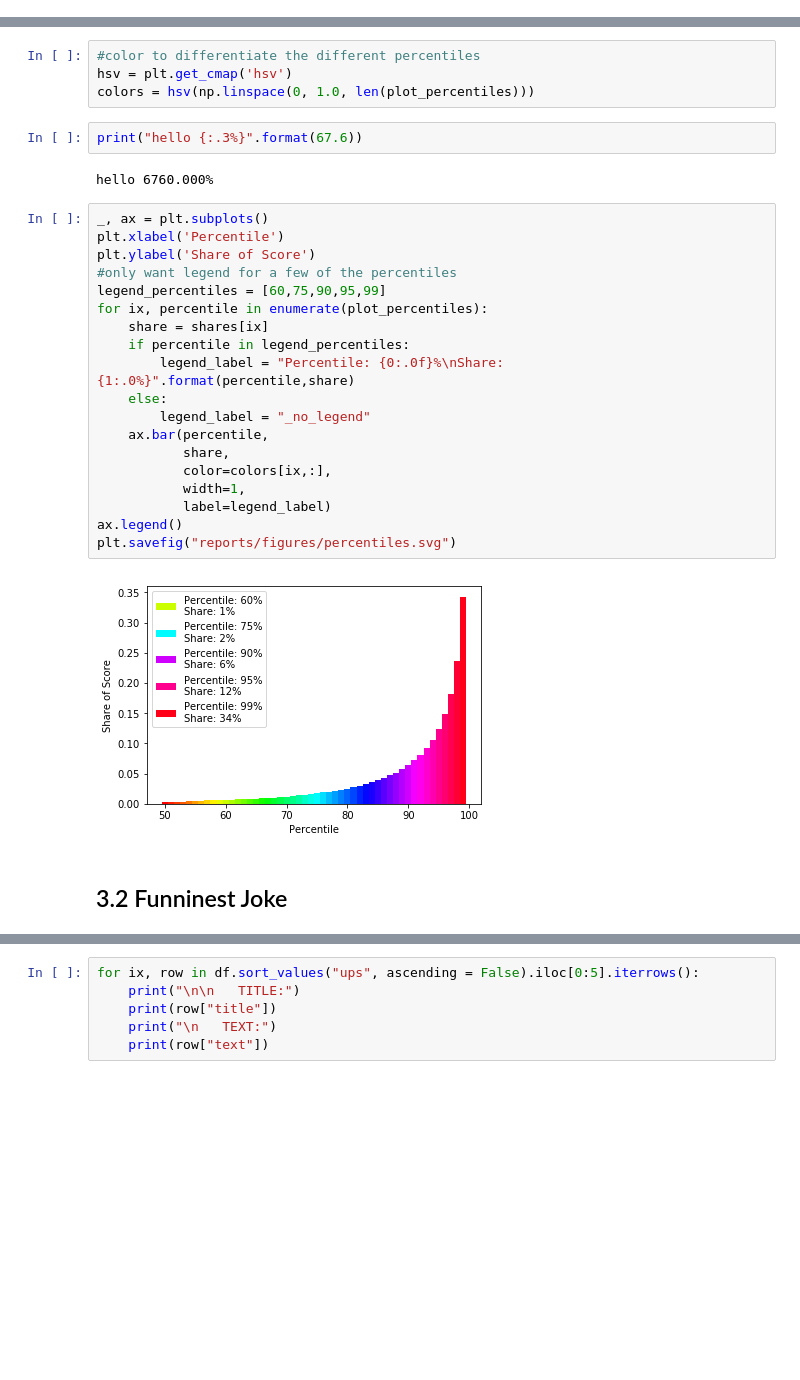
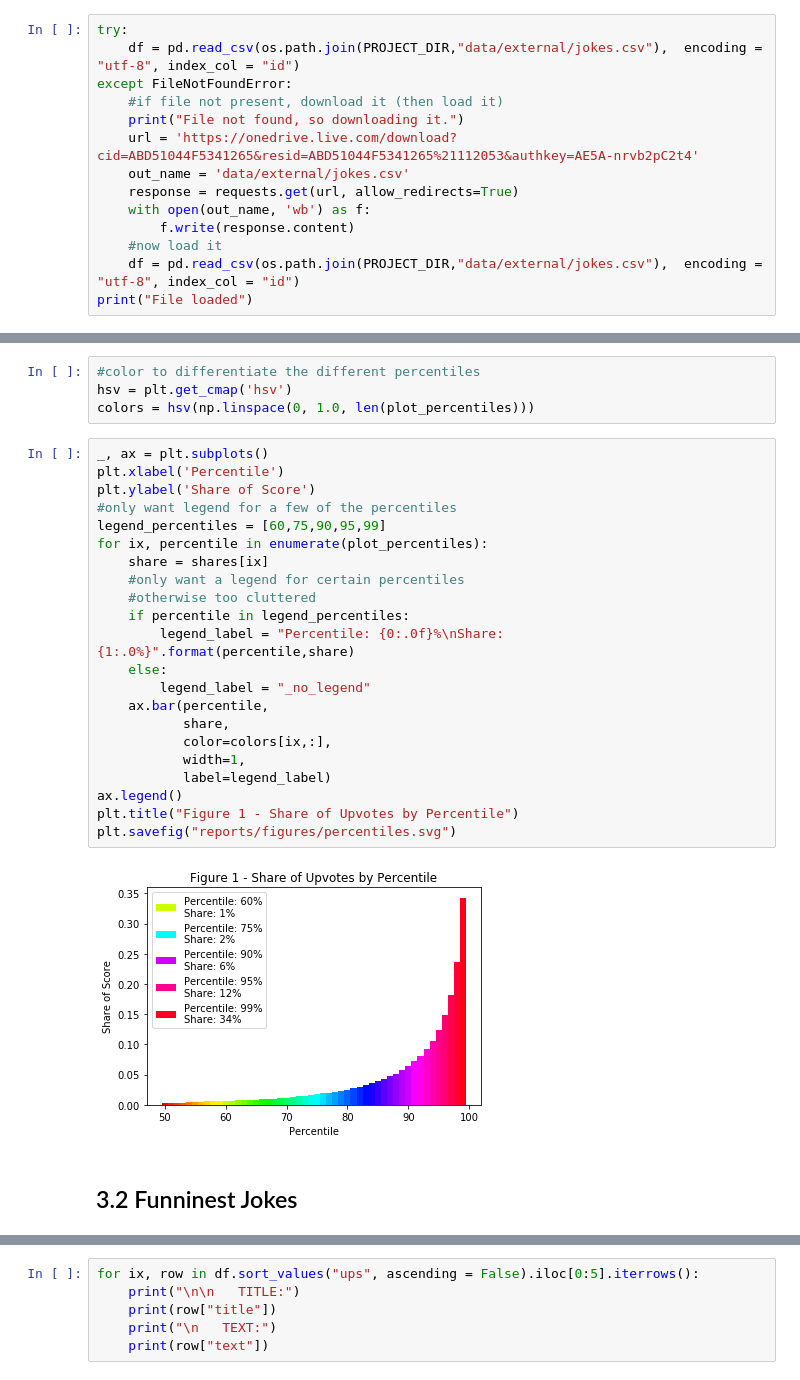
Before and after one commit to rossbm/udacity-ml-capstone, a Jupyter notebook: notebooks/1 - Explore and Clean.ipynb, the cells around one changed output, grey strips where cells are left out. Drawn from its saved outputs; the diff is of its cells as text; blank space fills up the shorter version.

```diff
--- a/notebooks/1 - Explore and Clean.ipynb
+++ b/notebooks/1 - Explore and Clean.ipynb
@@ -58,0 +25,14 @@ df = pd.read_csv(os.path.join(PROJECT_DIR,"data/external/jokes.csv"),  encoding
+# %%
+try:
+    df = pd.read_csv(os.path.join(PROJECT_DIR,"data/external/jokes.csv"),  encoding = "utf-8", index_col = "id")
+except FileNotFoundError:
+    #if file not present, download it (then load it)
+    print("File not found, so downloading it.")
+    url = 'https://onedrive.live.com/download?cid=ABD51044F5341265&resid=ABD51044F5341265%21112053&authkey=AE5A-nrvb2pC2t4'
+    out_name = 'data/external/jokes.csv'
+    response = requests.get(url, allow_redirects=True)
+    with open(out_name, 'wb') as f:
+        f.write(response.content)
+    #now load it
+    df = pd.read_csv(os.path.join(PROJECT_DIR,"data/external/jokes.csv"),  encoding = "utf-8", index_col = "id")
+print("File loaded")
@@ -147,31 +135,30 @@ for value in plot_values:
 #color to differentiate the different percentiles
 hsv = plt.get_cmap('hsv')
 colors = hsv(np.linspace(0, 1.0, len(plot_percentiles)))
-# %%
-print("hello {:.3%}".format(67.6))
-# %% [output]
-hello 6760.000%
 # %%
 _, ax = plt.subplots()
 plt.xlabel('Percentile')
 plt.ylabel('Share of Score')
 #only want legend for a few of the percentiles
 legend_percentiles = [60,75,90,95,99]
 for ix, percentile in enumerate(plot_percentiles):
     share = shares[ix]
+    #only want a legend for certain percentiles
+    #otherwise too cluttered
     if percentile in legend_percentiles:
         legend_label = "Percentile: {0:.0f}%\nShare: {1:.0%}".format(percentile,share)
     else:
         legend_label = "_no_legend"
     ax.bar(percentile,
            share,
            color=colors[ix,:],
            width=1,
            label=legend_label)
 ax.legend()
+plt.title("Figure 1 - Share of Upvotes by Percentile")
 plt.savefig("reports/figures/percentiles.svg")
 # %% [output]
-[figure, old version]
+[figure, new version]
 # %% [markdown]
-## 3.2 Funninest Joke
+## 3.2 Funninest Jokes
 # %% [markdown]
```
Also changed, not shown: parts of 37 cells of this notebook, 31 other files.
